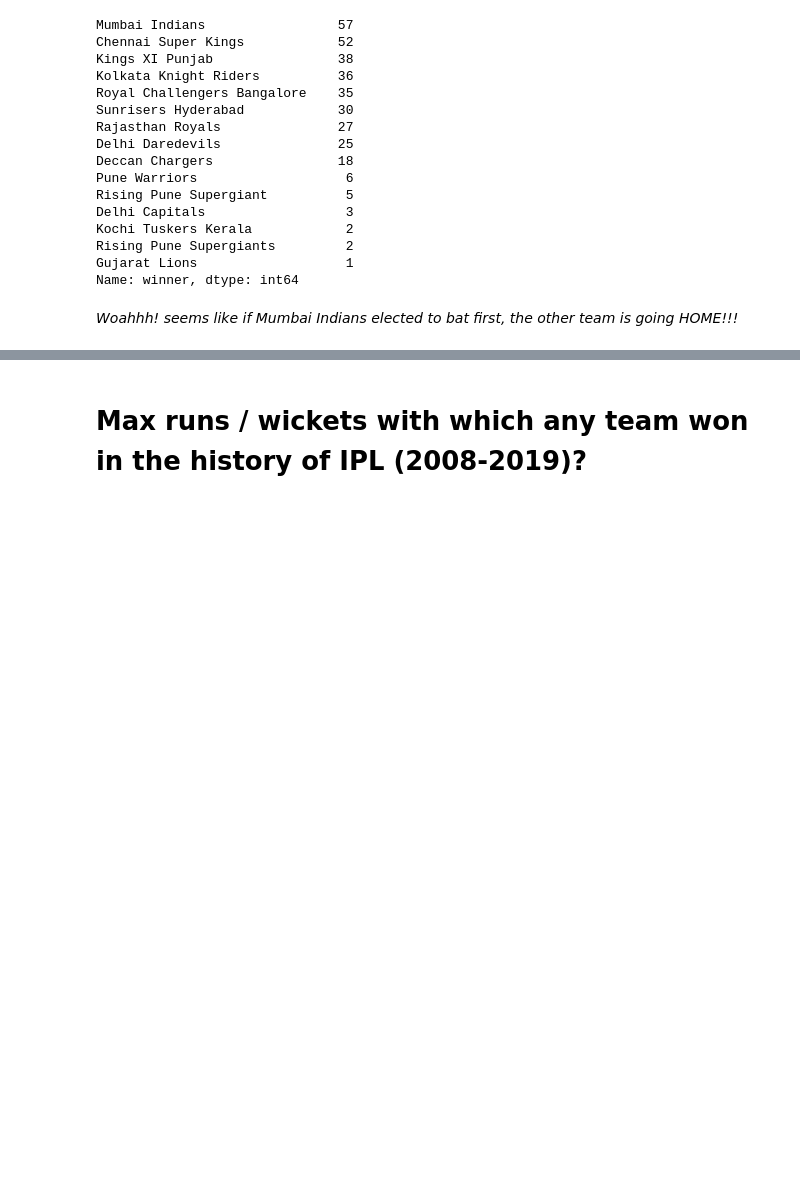
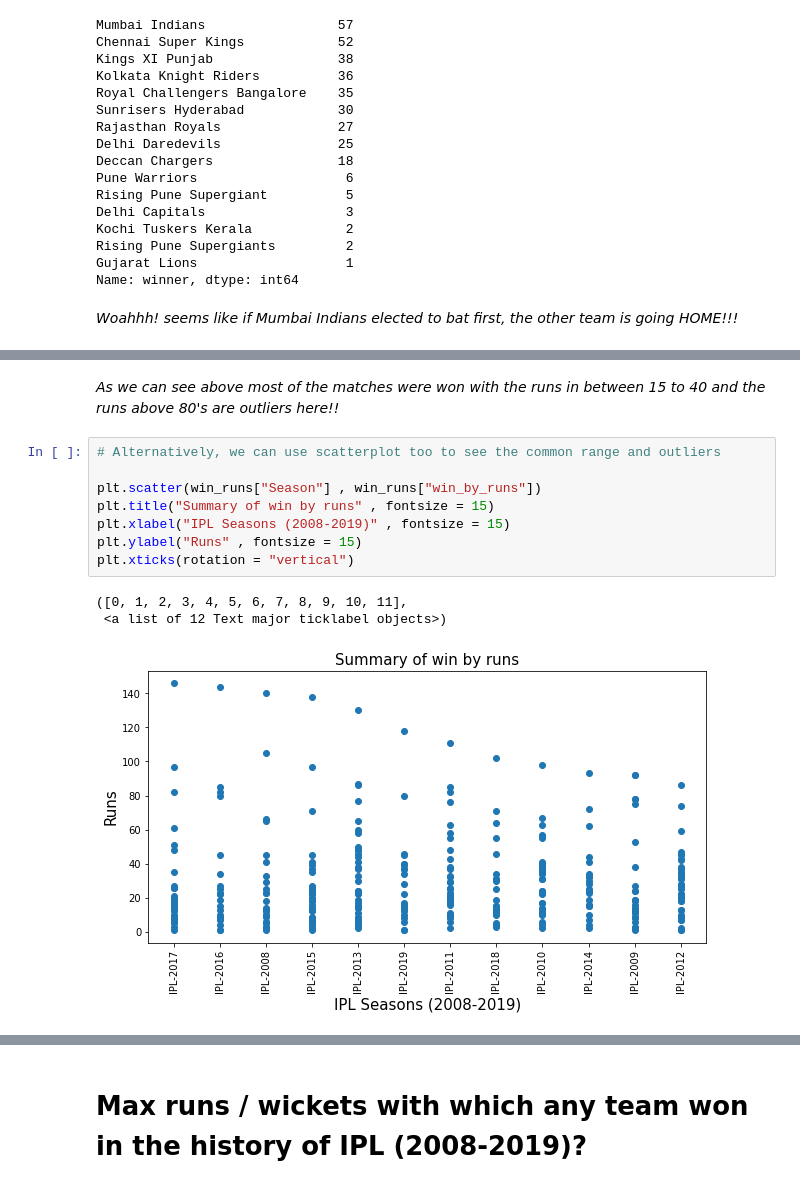
Before and after one commit to Rishabh1928/IPL-T20-Cricket-Analysis, a Jupyter notebook: Rishabh_Kesarwani_24_02_2021_[ABTN0104]_IPL_T20_Cricket_Analysis_Capstone_Project.ipynb, the cells around one changed output, grey strips where cells are left out. Cells and saved outputs as stored; diff of their text form; blank space fills up the shorter version.

```diff
--- a/Rishabh_Kesarwani_24_02_2021_[ABTN0104]_IPL_T20_Cricket_Analysis_Capstone_Project.ipynb
+++ b/Rishabh_Kesarwani_24_02_2021_[ABTN0104]_IPL_T20_Cricket_Analysis_Capstone_Project.ipynb
@@ -311,0 +374,14 @@ Name: winner, dtype: int64
+# %% [markdown]
+*As we can see above most of the matches were won with the runs in between 15 to 40 and the runs above 80's are outliers here!!*
+# %%
+# Alternatively, we can use scatterplot too to see the common range and outliers
+
+plt.scatter(win_runs["Season"] , win_runs["win_by_runs"])
+plt.title("Summary of win by runs" , fontsize = 15)
+plt.xlabel("IPL Seasons (2008-2019)" , fontsize = 15)
+plt.ylabel("Runs" , fontsize = 15)
+plt.xticks(rotation = "vertical")
+# %% [output]
+([0, 1, 2, 3, 4, 5, 6, 7, 8, 9, 10, 11],
+ <a list of 12 Text major ticklabel objects>)
+[figure, added]
```
Also changed, not shown: parts of 66 cells of this notebook.
